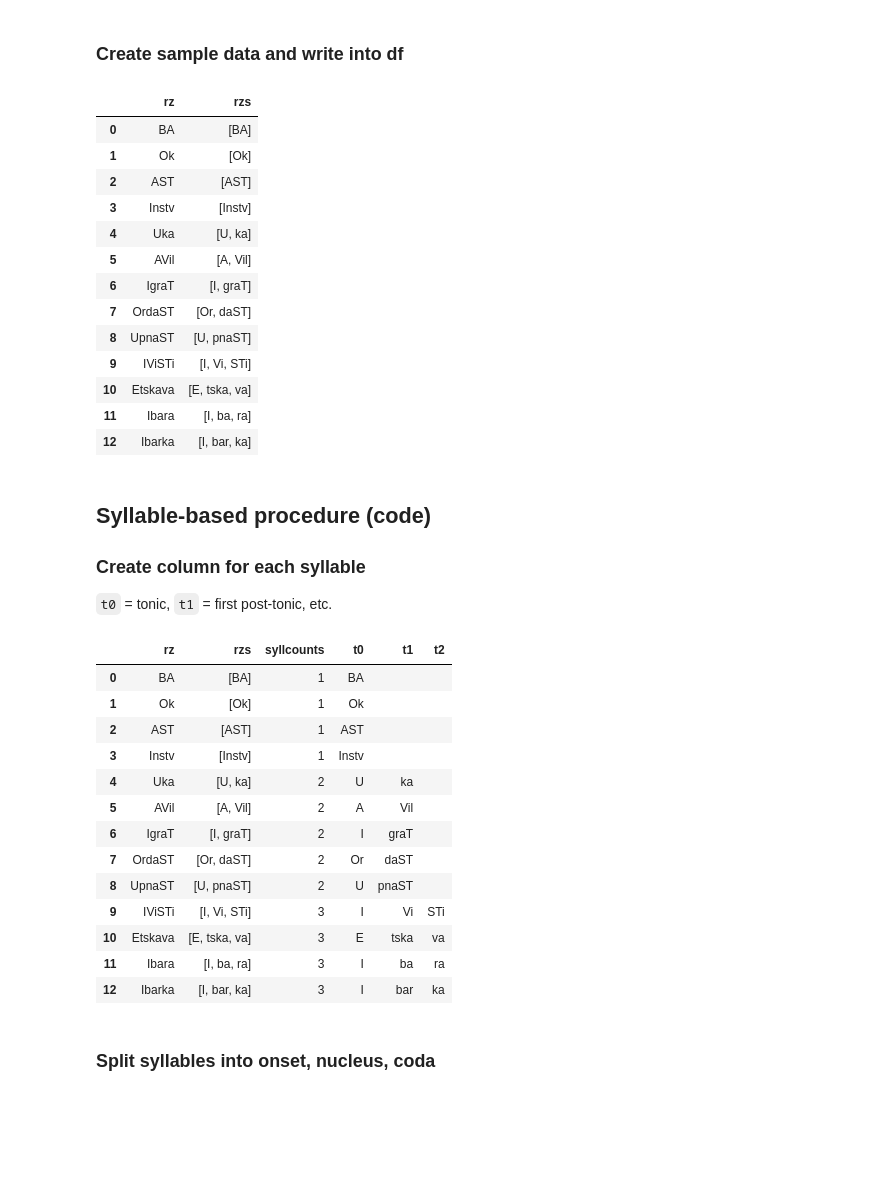
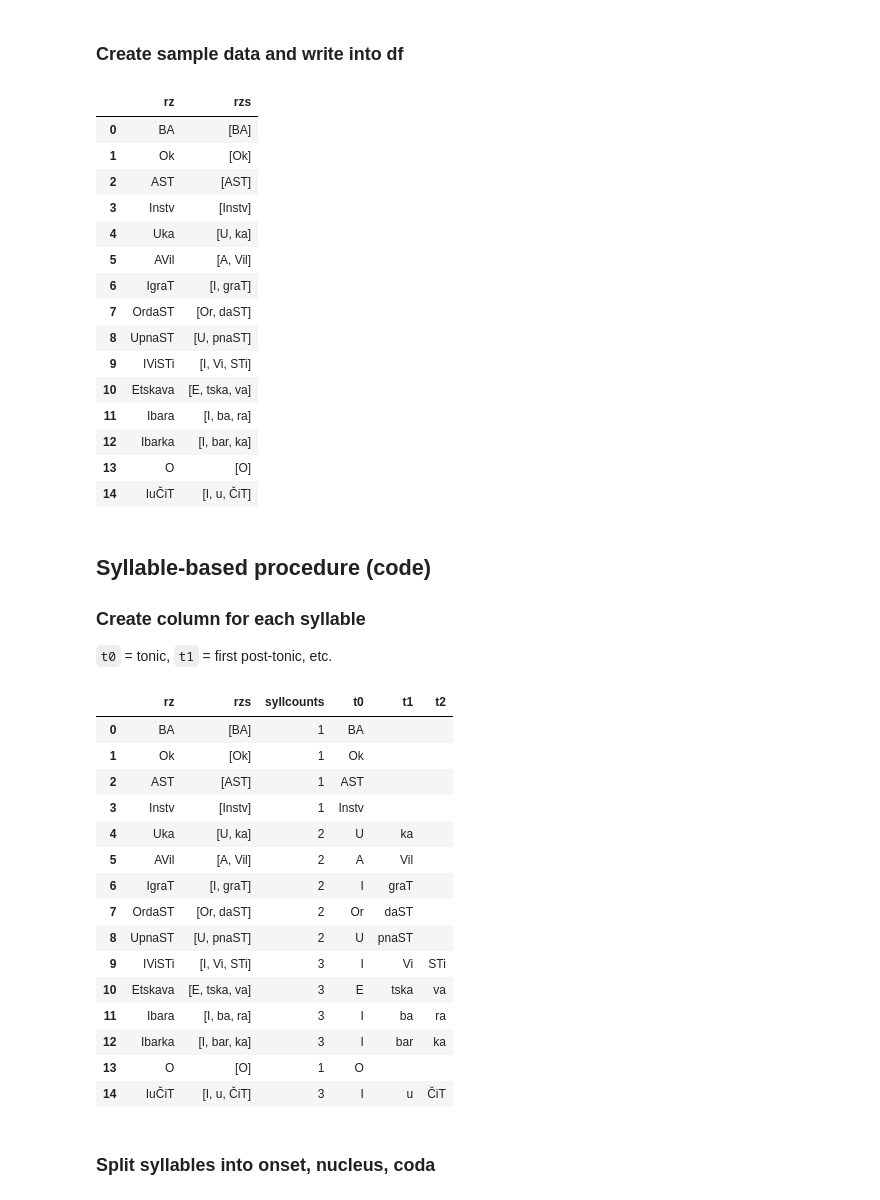
Before and after one commit to Data-Science-for-Linguists-2019/russian_rhyme, a Jupyter notebook: dev/syllable-decomposition.ipynb, the cells around one changed output. Drawn from its saved outputs; the diff is of its cells as text; code cells hidden in the pictures; blank space fills up the shorter version.

Commit message:
test of open masculine rhyme with no supporting C and for hiatus

```diff
--- a/dev/syllable-decomposition.ipynb
+++ b/dev/syllable-decomposition.ipynb
@@ -36,34 +36,38 @@ words = [
     ['AST'], # strast' (closed masculine with coda cluster)
     ['Instv'], # menšynstv (closed masculine with coda cluster)
     ['U', 'ka'], # nauka (open feminine)
     ['A', 'Vil'], # pravil (closed feminine)
     ['I', 'graT'], # vygrat' (closed feminine with post-tonic onset cluster)
     ['Or', 'daST'], # gordost' (closed feminine with post-tonic coda cluster)
     ['U', 'pnaST'], # sovokupnost' (closed feminine with post-tonic onset and coda clusters)
     ['I', 'Vi', 'STi'], # vyvesti (dactyl)
     ['E', 'tska', 'va'], # sovetskogo (dactyl)
     ['I', 'ba','ra'], # vybora
-    ['I', 'bar', 'ka'] #vyborka
+    ['I', 'bar', 'ka'], #vyborka
+    ['O'], # o (open masculine with no supporting consonant)
+    ['I', 'u', 'ČiT'] # vyučit' (post-tonic haitus)
 ]
 df = pd.DataFrame()
 df["rz"] = ["".join(item) for item in words]
 df["rzs"] = [item for item in words] # rhyme zone syllables
 df
 # %% [output]
 |  | rz | rzs |
 | 0 | BA | [BA] |
 | 1 | Ok | [Ok] |
 | 2 | AST | [AST] |
 | 3 | Instv | [Instv] |
 | 4 | Uka | [U, ka] |
 | 5 | AVil | [A, Vil] |
 | 6 | IgraT | [I, graT] |
 | 7 | OrdaST | [Or, daST] |
 | 8 | UpnaST | [U, pnaST] |
 | 9 | IViSTi | [I, Vi, STi] |
 | 10 | Etskava | [E, tska, va] |
 | 11 | Ibara | [I, ba, ra] |
 | 12 | Ibarka | [I, bar, ka] |
+| 13 | O | [O] |
+| 14 | IuČiT | [I, u, ČiT] |
 # %% [markdown]
 ## Syllable-based procedure (code)
 
@@ -91,6 +95,8 @@ df
 | 10 | Etskava | [E, tska, va] | 3 | E | tska | va |
 | 11 | Ibara | [I, ba, ra] | 3 | I | ba | ra |
 | 12 | Ibarka | [I, bar, ka] | 3 | I | bar | ka |
+| 13 | O | [O] | 1 | O |  |  |
+| 14 | IuČiT | [I, u, ČiT] | 3 | I | u | ČiT |
 # %% [markdown]
 ### Split syllables into onset, nucleus, coda
 # %%
```
Also changed, not shown: parts of 2 cells of this notebook.
